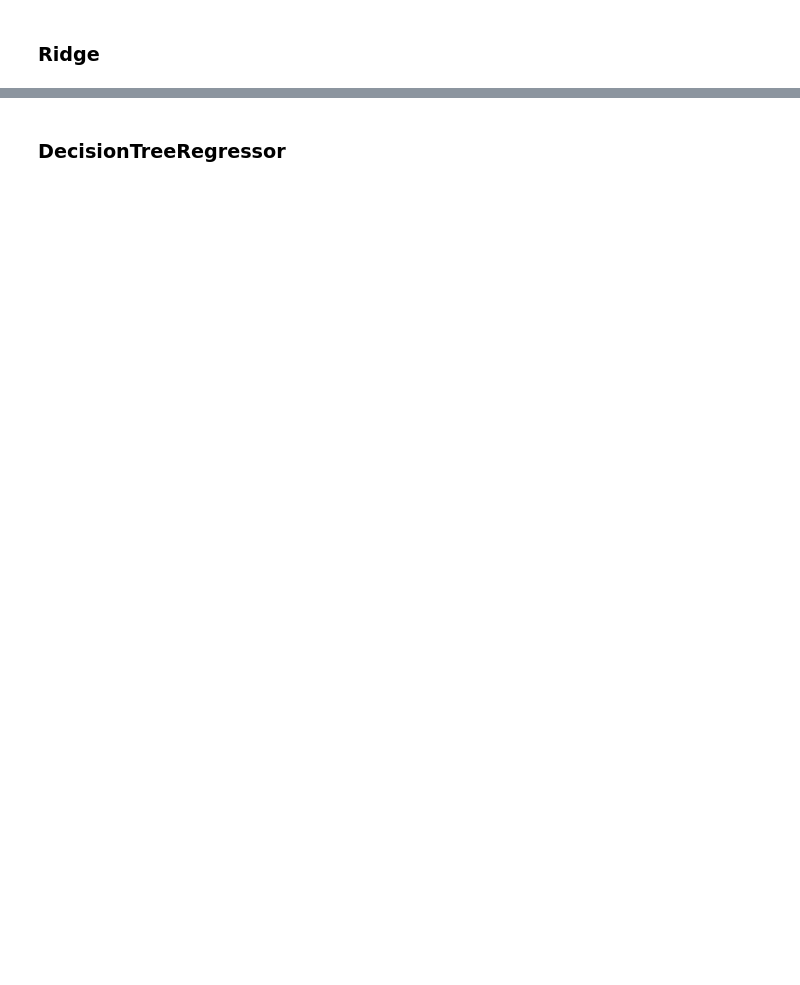
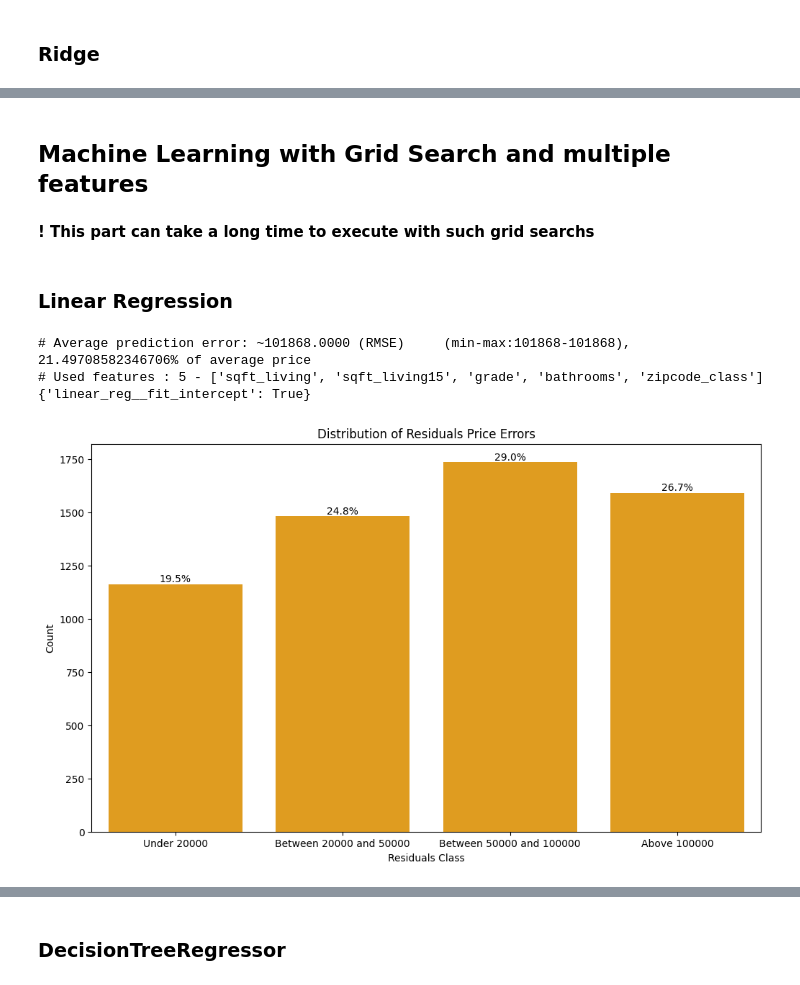
Before and after one commit to julienRactM/apartment-hunter, a Jupyter notebook: machine_learning_notebook.ipynb, the cells around one changed output, grey strips where cells are left out. Drawn from its saved outputs; the diff is of its cells as text; code cells hidden in the pictures; blank space fills up the shorter version.

```diff
--- a/machine_learning_notebook.ipynb
+++ b/machine_learning_notebook.ipynb
@@ -711,0 +754,66 @@ plt.show()
+# %% [markdown]
+## Machine Learning with Grid Search and multiple features
+# %% [markdown]
+**! This part can take a long time to execute with such grid searchs**
+# %% [markdown]
+### Linear Regression
+# %%
+to_ordinal_encode = ['grade', 'bathrooms', 'zipcode_class']
+to_scale = ['sqft_living', 'sqft_living15']
+select_features = to_scale + to_ordinal_encode
+
+X = clean_df[select_features]
+y = clean_df.price
+
+model_name = 'linear'
+rmse_list = []
+for i in range(1):
+    X_train, X_test, y_train, y_test = train_test_split(X, y, test_size=0.3, \
+        random_state=np.random.randint(1, 20001)) # np.random.randint(1, 20001) 42
+
+    # Building Pipeline
+    preprocessor = ColumnTransformer([
+        # ('imputer', SimpleImputer(strategy='most_frequent')),
+        # ('onehot', OneHotEncoder(), to_one_hot_encode),
+        ('ordinal', OrdinalEncoder(), to_ordinal_encode),
+        ('robust_scaler', RobustScaler(), to_scale), # RobustScaler/StandardScaler/MinMaxScaler
+    ], remainder='passthrough')  # passthrough/drop
+
+    pipeline = Pipeline([
+        ('preprocessor', preprocessor),
+        ('linear_reg', LinearRegression())
+    ])
+
+    grid_search = GridSearchCV(
+        pipeline,
+        param_grid={
+            'linear_reg__fit_intercept': [True, False]
+        },
+        cv=5,
+        scoring="neg_root_mean_squared_error")
+
+    grid_search.fit(X_train, y_train)
+    pipeline_tuned = grid_search.best_estimator_
+    # pipeline.fit(X_train, y_train)
+
+    # Is there a missing transform ? don't think so.
+    predicted_price = pipeline_tuned.predict(X_test)
+
+    rmse_score = round(np.sqrt(mean_squared_error(y_test, predicted_price)))
+    rmse_list.append(rmse_score)
+    save_model_if_best(rmse_score, pipeline_tuned, model_name)
+
+# Display RMSE
+print(f"# Average prediction error: ~{round(np.mean(rmse_list)):.4f} (RMSE) \
+    (min-max:{round(min(rmse_list))}-{round(max(rmse_list))}), {np.mean(rmse_list)/clean_df.price.mean()*100}% of average price")
+print(f"# Used features : {len(select_features) } - {select_features}")
+print(grid_search.best_params_)
+
+# Create a Countplot of the distribution of a numerical serie based on given bin ranges
+countplot_with_bins(y_test - predicted_price, [20000, 50000, 100000], \
+    plt_title="Distribution of Residuals Price Errors", plt_label="Residuals Class")
+# %% [output]
+# Average prediction error: ~101868.0000 (RMSE)     (min-max:101868-101868), 21.49708582346706% of average price
+# Used features : 5 - ['sqft_living', 'sqft_living15', 'grade', 'bathrooms', 'zipcode_class']
+{'linear_reg__fit_intercept': True}
+[figure, added]
```
Also changed, not shown: parts of 56 cells of this notebook, 3 other files.
